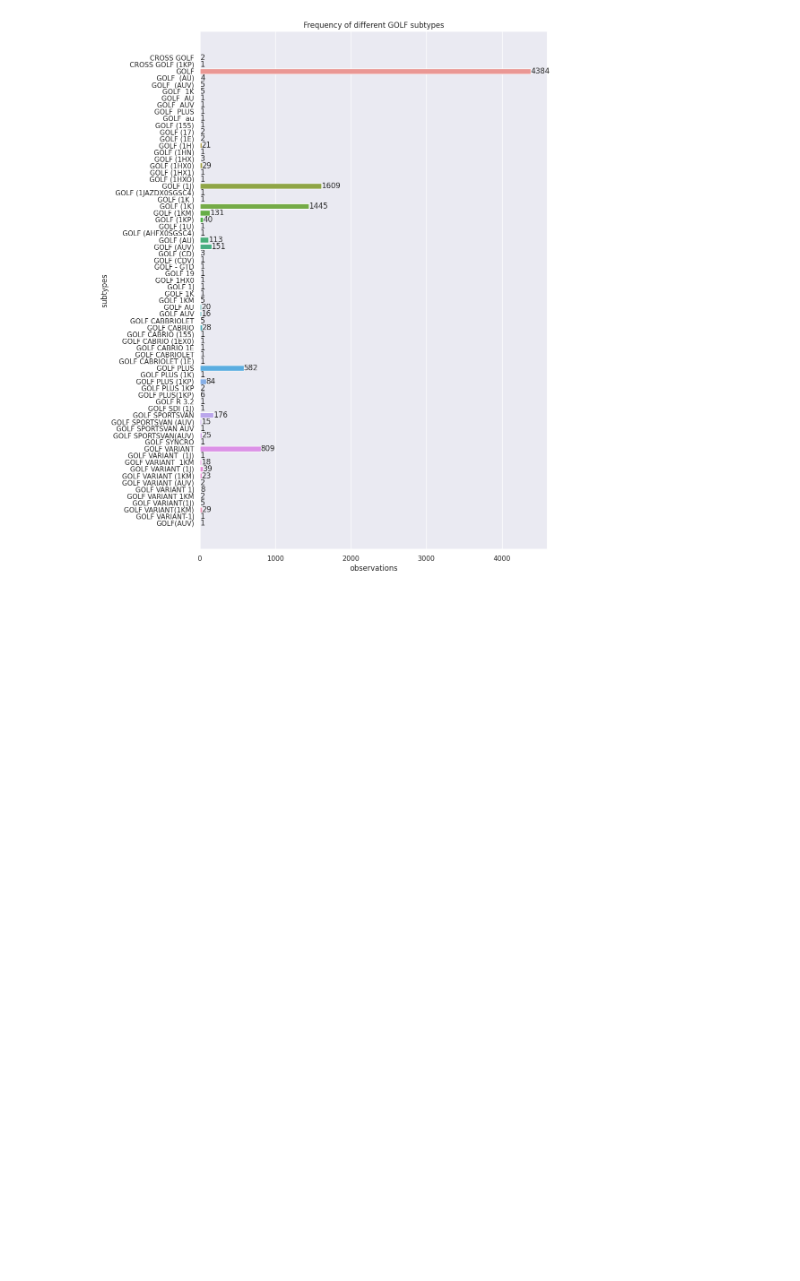
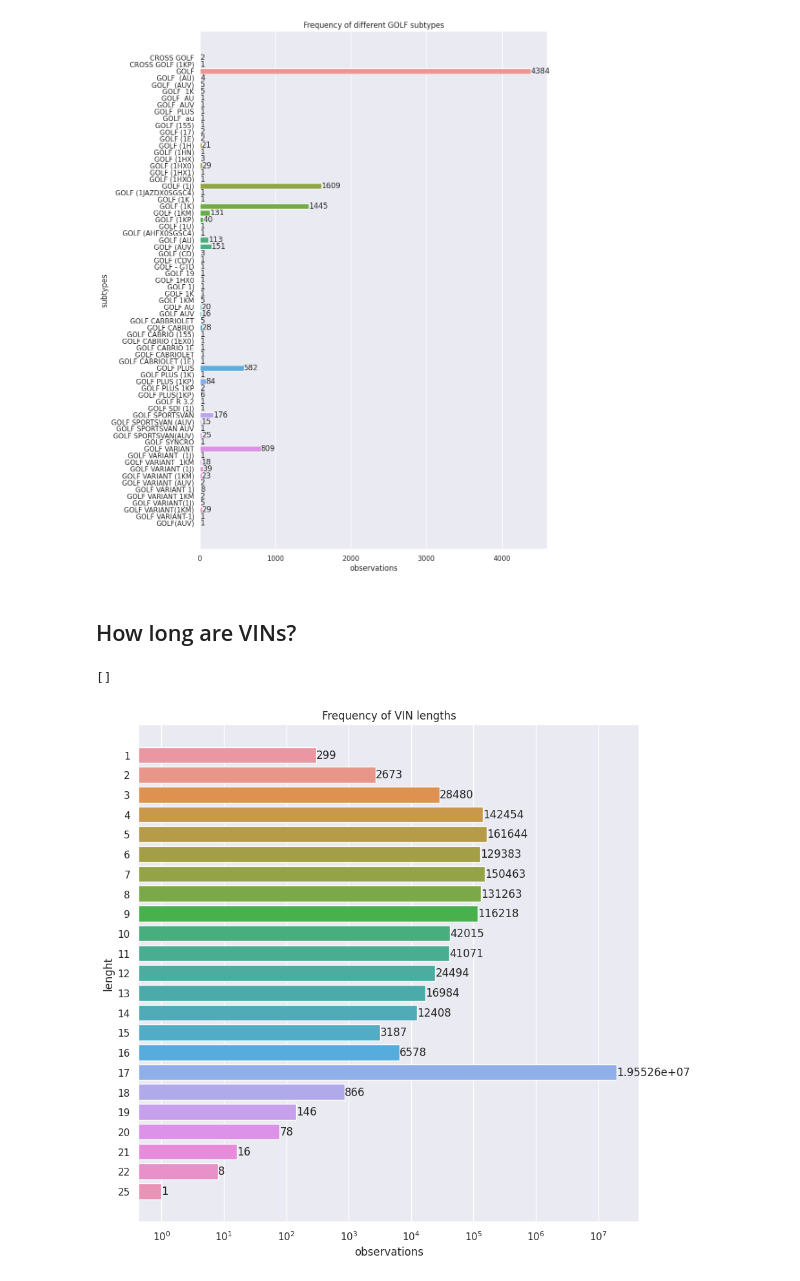
Before and after one commit to opendatalabcz/STK-portal, a Jupyter notebook: inspections/visualization.ipynb, the cells around one changed output. Drawn from its saved outputs; the diff is of its cells as text; code cells hidden in the pictures; blank space fills up the shorter version.

Commit message:
Add inspection data ingestion and analysis

```diff
--- a/inspections/visualization.ipynb
+++ b/inspections/visualization.ipynb
@@ -66,7 +89,7 @@ def load_year(year):
     return df_all
 # %%
 for year in [
-        '2018',
+        # '2018',
         '2019',
         '2020',
         '2021',
@@ -75,5 +98,5 @@ for year in [
     print(f'-------- {year} --------')
     df = load_year(year)
     profile = ProfileReport(df, title=f'Prohlídky na STK - {year}')
-    profile.to_file(f'{data_path}exploratory_analysis/inspections_report_{year}.html')
+    profile.to_file(f'{data_path}exploratory_analysis/cleaned/inspections_report_{year}.html')
 # %% [output]
@@ -217,3 +315,20 @@ unique_freqs('2021-06', 'GOLF', h=15)
 # %% [output]
 [figure]
 [figure]
+# %% [markdown]
+## How long are VINs?
+# %%
+vins_lenghts = all_vins['VIN'].apply(lambda x: len(x))
+vals, counts = np.unique(vins_lenghts, return_counts=True)
+
+fig, ax = plt.subplots(figsize=(10, 10))
+g = sns.barplot(x=counts, y=vals, orient='h')
+# g.set_xscale("log")
+g.set(title=f"Frequency of VIN lengths",
+      xlabel="observations", ylabel="lenght")
+ax.bar_label(ax.containers[0])
+ax.set_xscale('log')
+g.plot()
+# %% [output]
+[]
+[figure, added]
```
Also changed, not shown: parts of 6 cells of this notebook, 16 other files.
